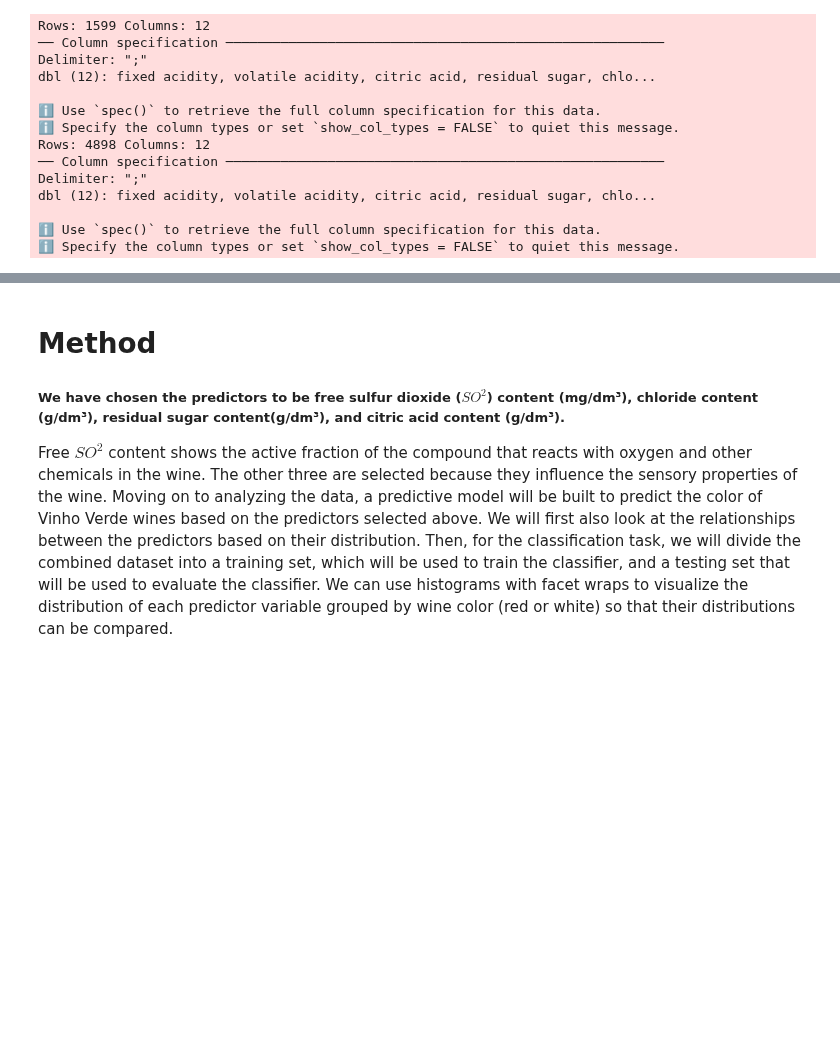
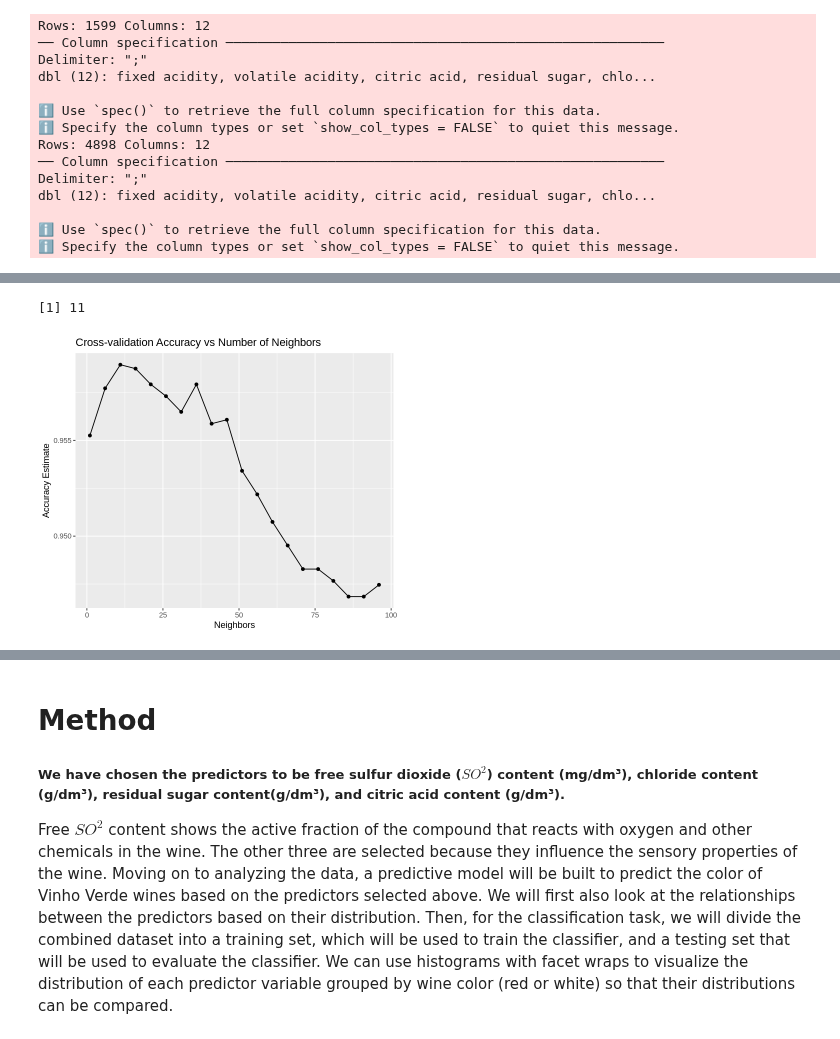
Before and after one commit to zaladmander/DSCI100-Group-Project, a Jupyter notebook: dsci100_10_group12_project_proposal.ipynb, the cells around one changed output, grey strips where cells are left out. Cells and saved outputs as stored; diff of their text form; code cells hidden in the pictures; blank space fills up the shorter version.

Commit message:
Created an eda notebook
Coding about the cross validation and the knn-classification

```diff
--- a/dsci100_10_group12_project_proposal.ipynb
+++ b/dsci100_10_group12_project_proposal.ipynb
@@ -184,0 +201,37 @@ wine_prediction_accuracy
+# %%
+set.seed(1234)
+
+options(repr.plot.height = 5, repr.plot.width = 6)
+
+
+vfold <- vfold_cv(wine_train,v=5,strata=color)
+
+knn_spec <- nearest_neighbor(weight_fun="rectangular",neighbors=tune())|>
+set_engine("kknn")|>
+set_mode("classification")
+
+k_vals <- tibble(neighbors=seq(from=1,to=100,by=5))
+
+knn_results<- workflow()|>
+add_recipe(wine_recipe)|>
+add_model(knn_spec)|>
+tune_grid(resamples=vfold,grid=k_vals)|>
+collect_metrics()|>
+filter(.metric=="accuracy")
+
+cross_val_plot <- knn_results |>
+ggplot(aes(x=neighbors, y=mean))+
+geom_point()+
+geom_line()+
+labs(x="Neighbors",y="Accuracy Estimate")+
+ggtitle("Cross-validation Accuracy vs Number of Neighbors")
+cross_val_plot
+
+best_k <- knn_results|>
+arrange(desc(mean))|>
+head(1)|>
+pull(neighbors)
+best_k
+# %% [output]
+[1] 11
+[figure, added]
```
Also changed, not shown: parts of 11 cells of this notebook.
